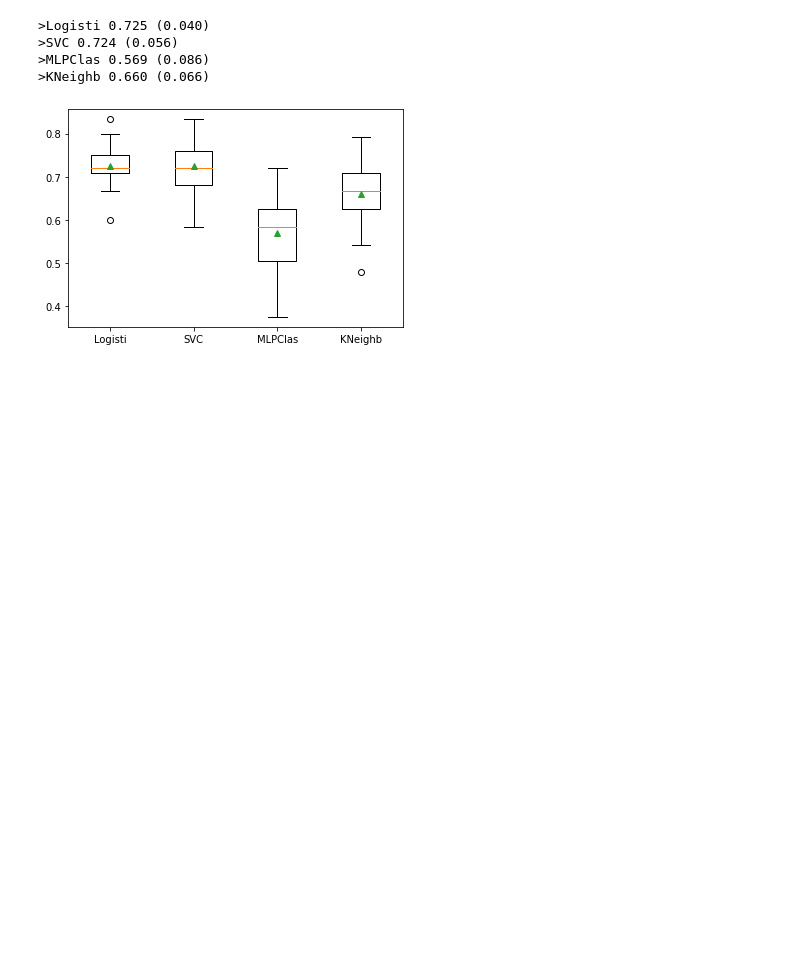
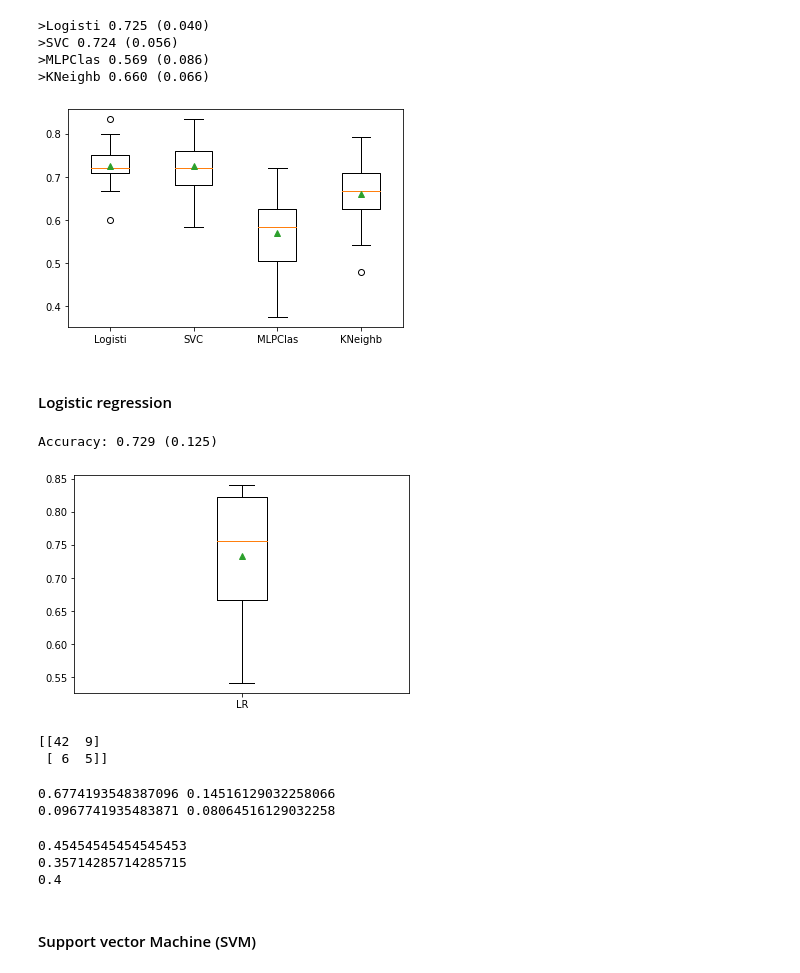
Before and after one commit to Bryan-Suelo/machine_learning, a Jupyter notebook: haberman_Survival/Haberman_survivals.ipynb, the cells around one changed output. Drawn from its saved outputs; the diff is of its cells as text; code cells hidden in the pictures; blank space fills up the shorter version.

Commit message:
Models tested

```diff
--- a/haberman_Survival/Haberman_survivals.ipynb
+++ b/haberman_Survival/Haberman_survivals.ipynb
@@ -237,3 +246,5 @@ plt.show()
 >MLPClas 0.569 (0.086)
 >KNeighb 0.660 (0.066)
 [figure]
+# %% [markdown]
+#### Logistic regression
@@ -239,0 +256,30 @@ plt.show()
+# %%
+model = LogisticRegression(solver='lbfgs')
+#pip = Pipeline(steps=[('t', StandardScaler()),('m',model)])
+cv = KFold(n_splits=20, random_state=1, shuffle=True)
+
+#scores = cross_val_score(pip, x_train, y_train, scoring='accuracy', cv=cv, n_jobs=-1)
+scores = cross_val_score(model, x_train, y_train, scoring='accuracy', cv=cv, n_jobs=-1)
+print('Accuracy: %.3f (%.3f)' % (mean(scores), std(scores)))
+# %% [output]
+Accuracy: 0.729 (0.125)
+# %%
+plt.boxplot(scores, labels=['LR'], showmeans=True)
+plt.show()
+# %% [output]
+[figure, added]
+# %%
+model.fit(x_train, y_train)
+prediction = model.predict(x_test)
+conf_mtx = confusion_matrix(y_test, prediction)
+print(conf_mtx)
+# %% [output]
+[[42  9]
+ [ 6  5]]
+# %%
+t = conf_mtx.sum()
+print(conf_mtx[0,0]/t, conf_mtx[0,1]/t)
+print(conf_mtx[1,0]/t, conf_mtx[1,1]/t)
+# %% [output]
+0.6774193548387096 0.14516129032258066
+0.0967741935483871 0.08064516129032258
@@ -239,0 +290,10 @@ plt.show()
+# %%
+print(recall_score(y_test, prediction))
+print(precision_score(y_test,prediction))
+print(f1_score(y_test, prediction))
+# %% [output]
+0.45454545454545453
+0.35714285714285715
+0.4
+# %% [markdown]
+#### Support vector Machine (SVM)
```
Also changed, not shown: parts of 25 cells of this notebook.
